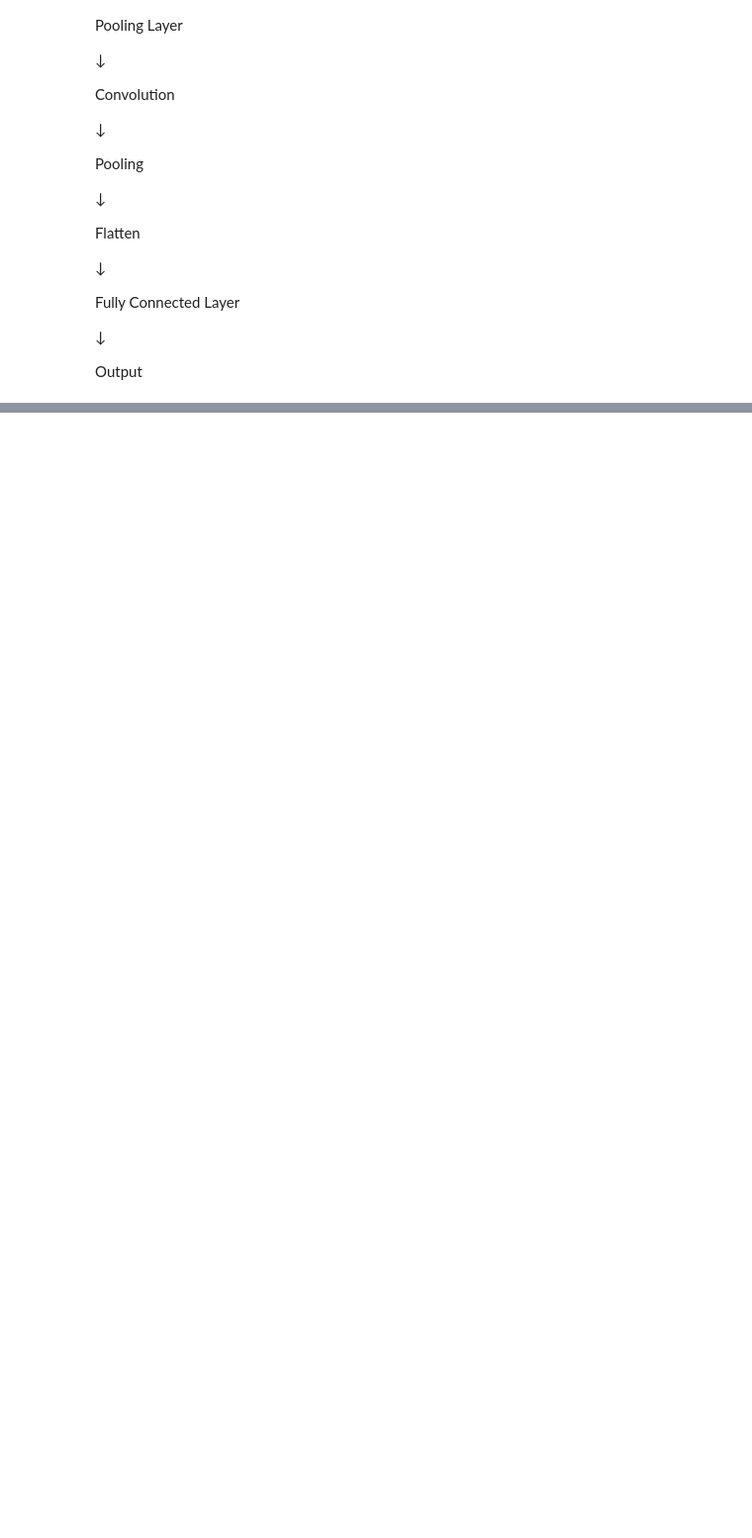
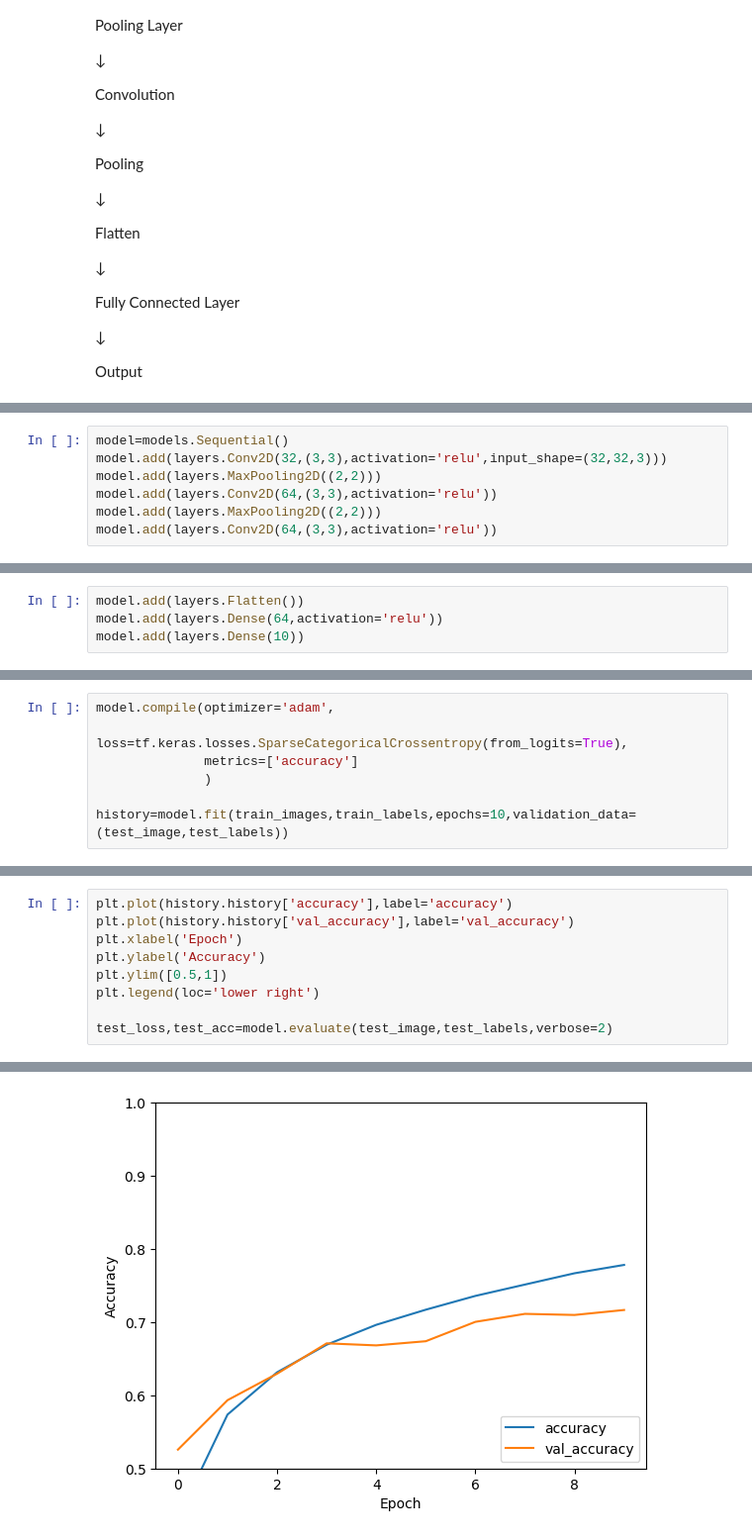
Before and after one commit to najafathima/Data_Science_Roadmap, a Jupyter notebook: DeepLearning/CNN.ipynb, the cells around one changed output, grey strips where cells are left out. Shown at 99% size. Drawn from its saved outputs; the diff is of its cells as text; blank space fills up the shorter version.

```diff
--- a/DeepLearning/CNN.ipynb
+++ b/DeepLearning/CNN.ipynb
@@ -115,0 +365,7 @@ thats : n+2p-f+1 = 6+2-3+1 = 6
+# %%
+model=models.Sequential()
+model.add(layers.Conv2D(32,(3,3),activation='relu',input_shape=(32,32,3)))
+model.add(layers.MaxPooling2D((2,2)))
+model.add(layers.Conv2D(64,(3,3),activation='relu'))
+model.add(layers.MaxPooling2D((2,2)))
+model.add(layers.Conv2D(64,(3,3),activation='relu'))
@@ -115,0 +392,4 @@ thats : n+2p-f+1 = 6+2-3+1 = 6
+# %%
+model.add(layers.Flatten())
+model.add(layers.Dense(64,activation='relu'))
+model.add(layers.Dense(10))
@@ -115,0 +422,7 @@ thats : n+2p-f+1 = 6+2-3+1 = 6
+# %%
+model.compile(optimizer='adam',
+              loss=tf.keras.losses.SparseCategoricalCrossentropy(from_logits=True),
+              metrics=['accuracy']
+              )
+
+history=model.fit(train_images,train_labels,epochs=10,validation_data=(test_image,test_labels))
@@ -115,0 +450,10 @@ thats : n+2p-f+1 = 6+2-3+1 = 6
+# %%
+plt.plot(history.history['accuracy'],label='accuracy')
+plt.plot(history.history['val_accuracy'],label='val_accuracy')
+plt.xlabel('Epoch')
+plt.ylabel('Accuracy')
+plt.ylim([0.5,1])
+plt.legend(loc='lower right')
+
+test_loss,test_acc=model.evaluate(test_image,test_labels,verbose=2)
+# %% [output]
@@ -115,0 +461 @@ thats : n+2p-f+1 = 6+2-3+1 = 6
+[figure, added]
```
Also changed, not shown: parts of 14 cells of this notebook.
